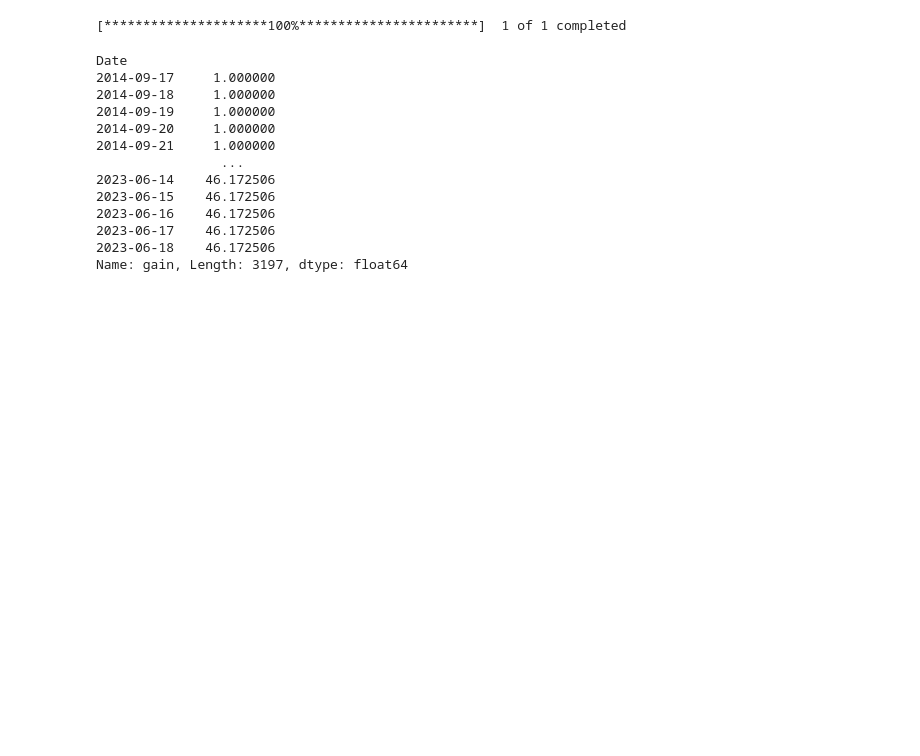
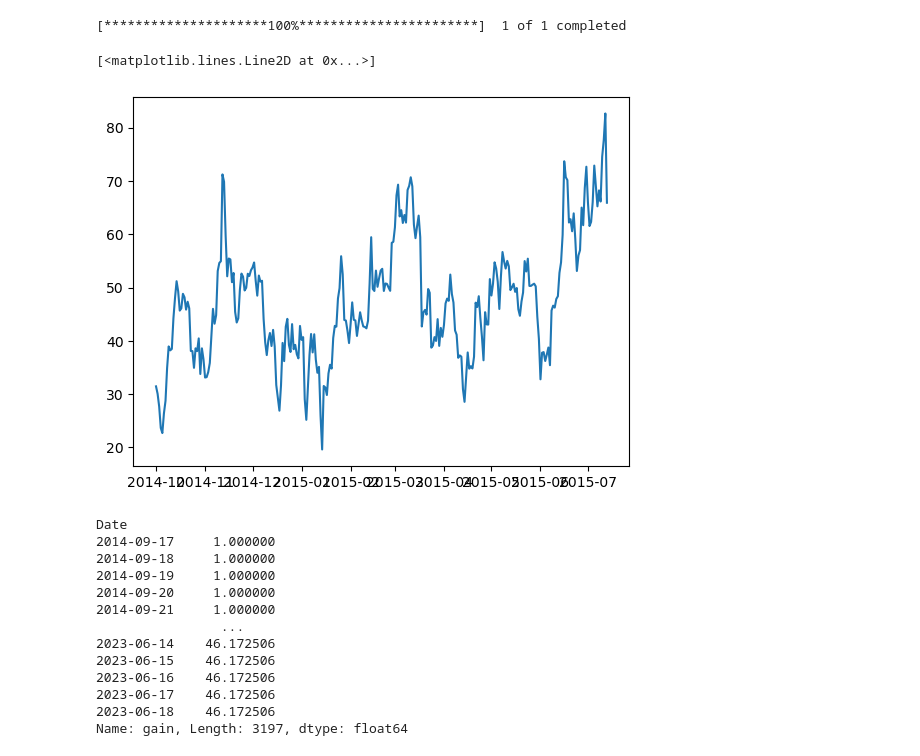
Before and after one commit to tttienthinh/Turtle-Trading, a Jupyter notebook: Python Analyse/5-Simple RSI.ipynb, the cells around one changed output. Saved outputs shown, nothing was run; the diff lists cells and outputs as text; code cells hidden in the pictures; blank space fills up the shorter version.

```diff
--- a/Python Analyse/5-Simple RSI.ipynb
+++ b/Python Analyse/5-Simple RSI.ipynb
@@ -22,6 +22,11 @@ df["Out"] = (
     (70 < df.RSI)
 )
 df["Size"] = 1
+# %%
+plt.plot(df.RSI[:300])
+# %% [output]
+[<matplotlib.lines.Line2D at 0x...>]
+[figure, added]
 # %%
 # Traitement
 commission = 0.06/100
```
Also changed, not shown: 3 other files.
